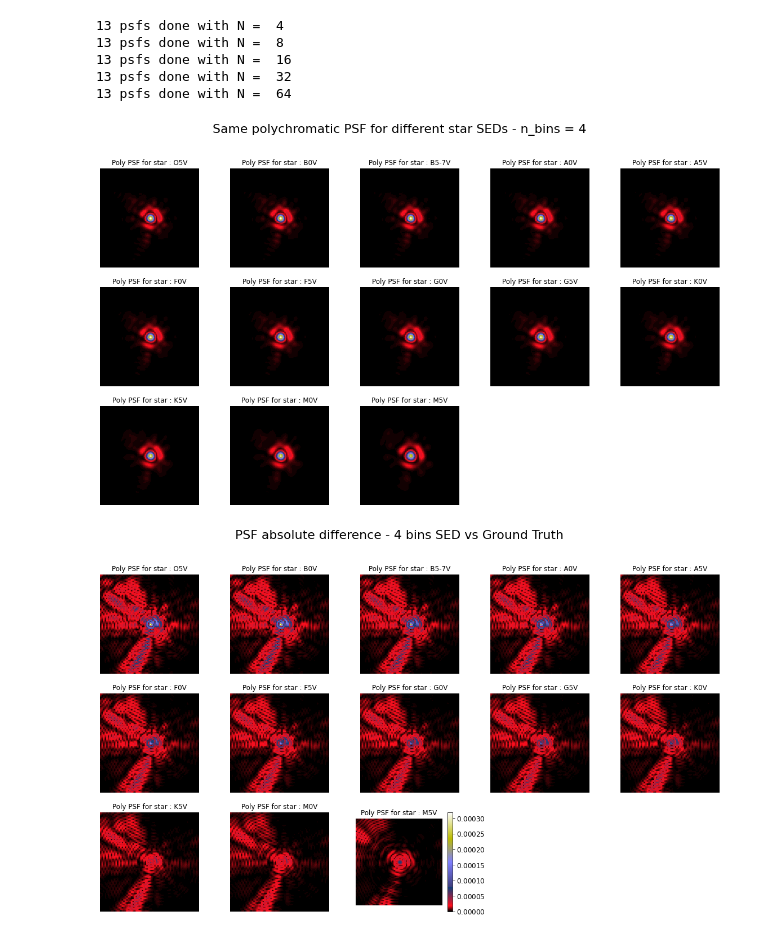
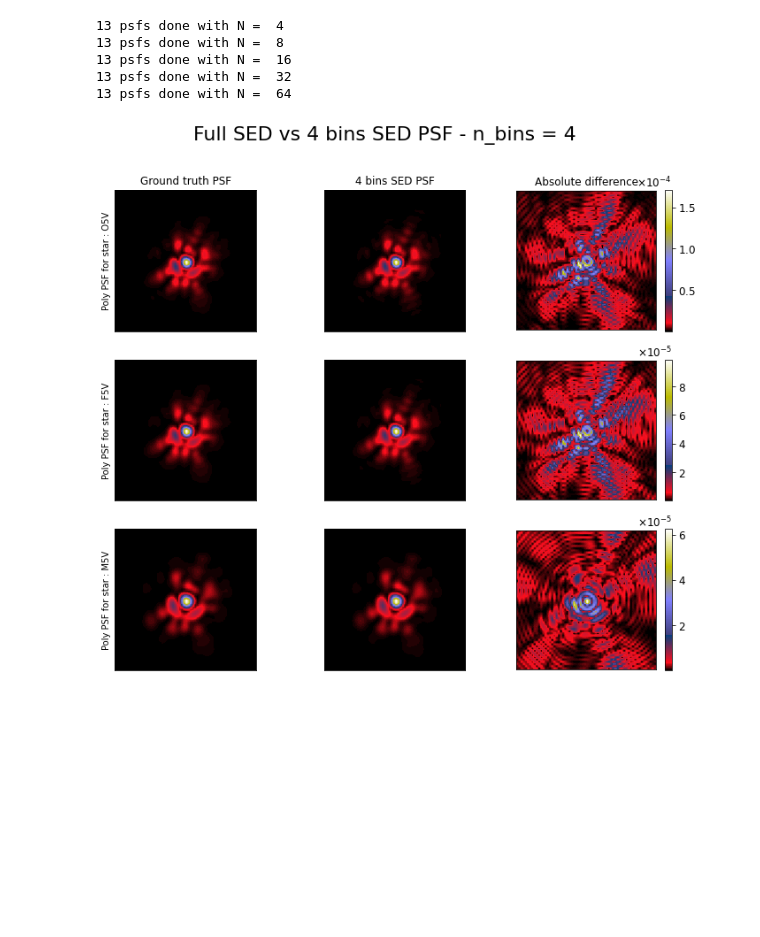
Before and after one commit to tobias-liaudat/wf-SEDs, a Jupyter notebook: improve_SEDs/notebooks/SED_errors.ipynb, the cells around one changed output. Saved outputs shown, nothing was run; the diff lists cells and outputs as text; code cells hidden in the pictures; blank space fills up the shorter version.

```diff
--- a/improve_SEDs/notebooks/SED_errors.ipynb
+++ b/improve_SEDs/notebooks/SED_errors.ipynb
@@ -244,42 +244,35 @@ for n_bins in n_bins_list:
 13 psfs done with N =  16
 13 psfs done with N =  32
 13 psfs done with N =  64
-# %%
-vmax = np.max(np.abs(poly_psf_list[0]))
-
-fig, ax = plt.subplots(3, 5, figsize=(20,11), facecolor='white')
-fig.suptitle('Same polychromatic PSF for different star SEDs - n_bins = 4', fontsize=22)
-
-for axis,psf_,star_name in zip(ax.ravel(),poly_psf_list[0],SED_name):
-    im = axis.imshow(psf_,cmap='gist_stern', vmax=vmax, vmin=0)
-    axis.set_title('Poly PSF for star : '+ star_name)
-    axis.set_xticks([])
-
-
-for axis in ax.ravel():
-    axis.axis('off')
-
-#plt.savefig('../outputs/plots/PSF_for_each_SED.pdf')
-plt.show()
-# %% [output]
-[figure, removed]
-# %%
-vmax = np.max(np.abs(poly_psf_list[0][0]-gt_poly_psf_list[0]))
-
-fig, ax = plt.subplots(3, 5, figsize=(20,11), facecolor='white')
-fig.suptitle('PSF absolute difference - 4 bins SED vs Ground Truth', fontsize=22)
-
-for axis,psf_, psf_gt,star_name in zip(ax.ravel(),poly_psf_list[0], gt_poly_psf_list,SED_name):
-    im = axis.imshow(np.abs(psf_-psf_gt),cmap='gist_stern', vmax=vmax, vmin=0)
-    axis.set_title('Poly PSF for star : '+ star_name)
-    axis.set_xticks([])
-
-plt.colorbar(im, ax=ax[2][2])
-
-for axis in ax.ravel():
-    axis.axis('off')
-
-#plt.savefig('../outputs/plots/PSF_for_each_SED.pdf')
-plt.show()
-# %% [output]
-[figure, removed]
+# %%
+display_stars = [0, 6, 12]
+
+fig, ax = plt.subplots(3, 3, figsize=(12,10), facecolor='white')
+fig.suptitle('Full SED vs 4 bins SED PSF - n_bins = 4', fontsize=22)
+
+for itr, star_id in enumerate(display_stars):
+    im = ax[itr][0].imshow(gt_poly_psf_list[star_id],cmap='gist_stern')
+    ax[itr][0].set_ylabel('Poly PSF for star : '+ SED_name[star_id])
+    if itr == 0:
+        ax[itr][0].set_title('Ground truth PSF')
+    ax[itr][0].set_xticks([])
+    ax[itr][0].set_yticks([])
+
+    im = ax[itr][1].imshow(poly_psf_list[0][star_id],cmap='gist_stern')
+    if itr == 0:
+        ax[itr][1].set_title('4 bins SED PSF')
+    ax[itr][1].set_xticks([])
+    ax[itr][1].set_yticks([])
+
+    im = ax[itr][2].imshow(np.abs(gt_poly_psf_list[star_id]-poly_psf_list[0][star_id]),cmap='gist_stern')
+    if itr == 0:
+        ax[itr][2].set_title('Absolute difference')
+    ax[itr][2].set_xticks([])
+    ax[itr][2].set_yticks([])
+    cbar = plt.colorbar(im, ax=ax[itr][2])
+    cbar.formatter.set_powerlimits((0, 0))
+
+#plt.savefig('../outputs/plots/PSF_for_each_SED.pdf')
+plt.show()
+# %% [output]
+[figure, added]
```
Also changed, not shown: parts of 7 cells of this notebook.
